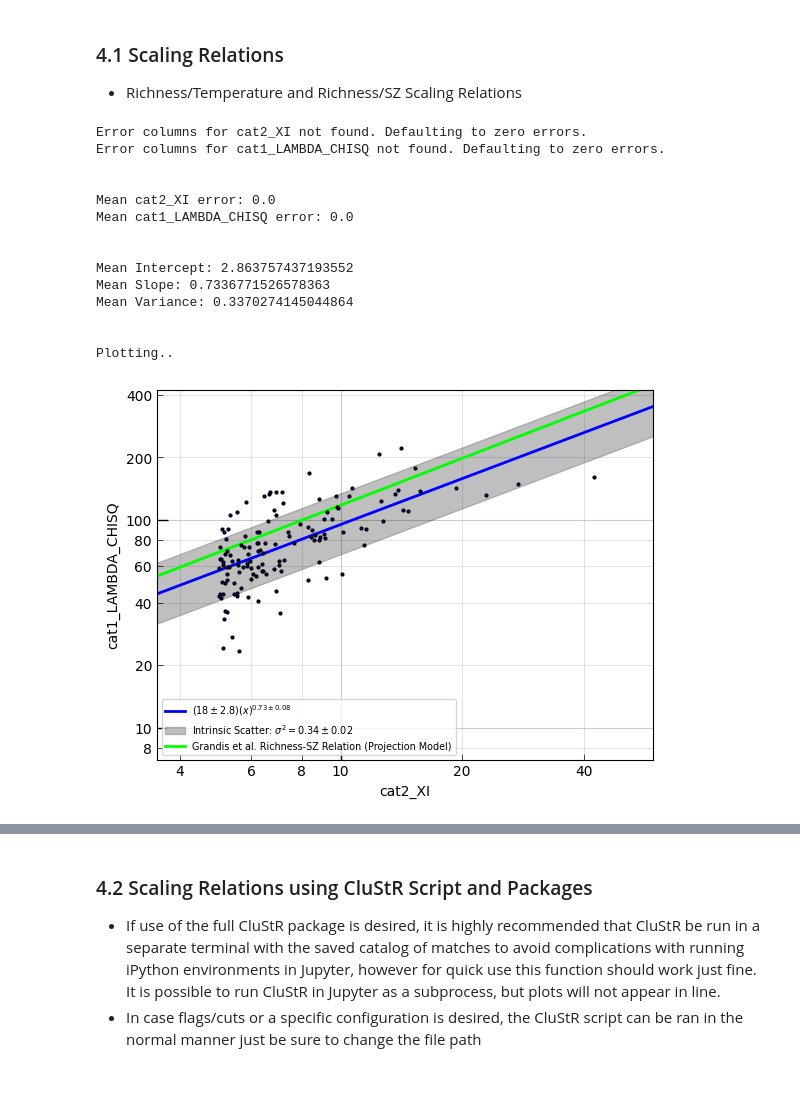
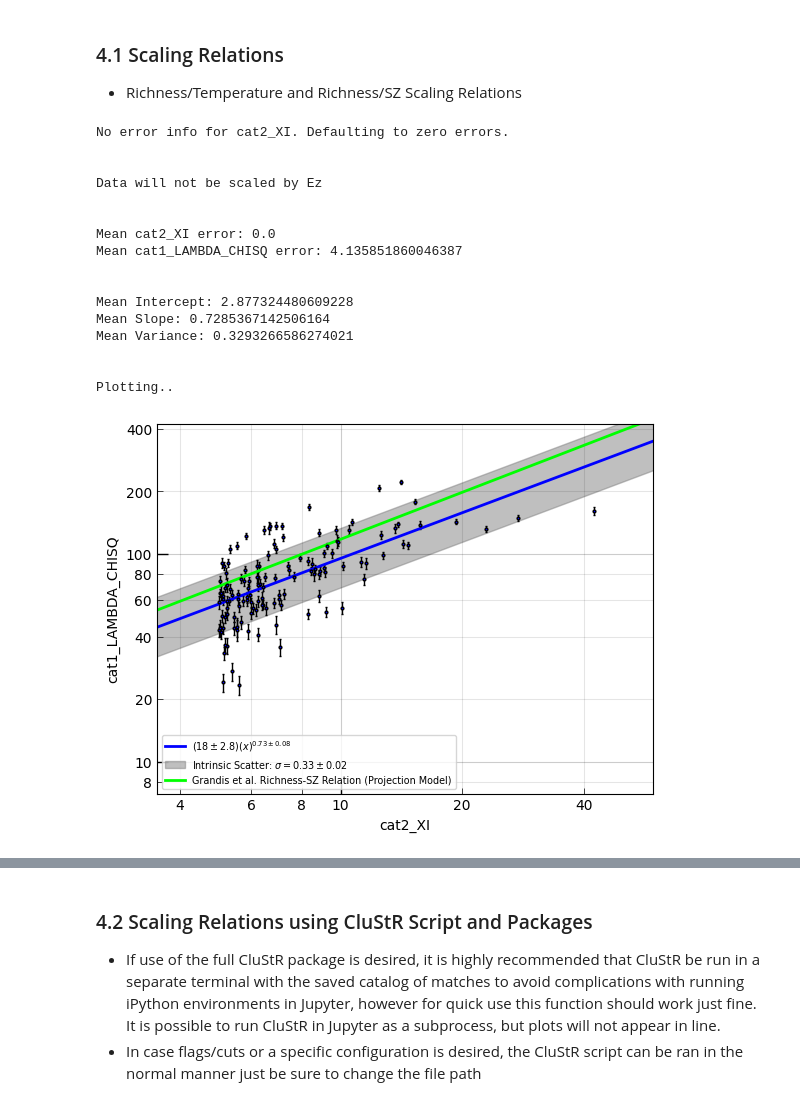
Before and after one commit to LSSTDESC/Initial-Cluster-Catalog-Validation, a Jupyter notebook: Cluster Validation Pipeline.ipynb, the cells around one changed output, grey strips where cells are left out. Drawn from its saved outputs; the diff is of its cells as text; code cells hidden in the pictures.

```diff
--- a/Cluster Validation Pipeline.ipynb
+++ b/Cluster Validation Pipeline.ipynb
@@ -924,21 +955,23 @@ def scaling_plots(x_col, y_col, redshift_col, matched_file_path):
         plt.legend()
     return
 # %%
-scaling_plots('cat2_XI', 'cat1_LAMBDA_CHISQ', 'cat1_Z', match_file_path_sz)
+scaling_plots('cat2_XI', 'cat1_LAMBDA_CHISQ', 'cat1_Z', match_file_path_sz, y_err_input = 'cat1_LAMBDA_CHISQ_E')
 # %% [output]
-Error columns for cat2_XI not found. Defaulting to zero errors.
-Error columns for cat1_LAMBDA_CHISQ not found. Defaulting to zero errors.
+No error info for cat2_XI. Defaulting to zero errors.
+
+
+Data will not be scaled by Ez
 
 
 Mean cat2_XI error: 0.0
-Mean cat1_LAMBDA_CHISQ error: 0.0
+Mean cat1_LAMBDA_CHISQ error: 4.135851860046387
 
 
-Mean Intercept: 2.863757437193552
-Mean Slope: 0.7336771526578363
-Mean Variance: 0.3370274145044864
+Mean Intercept: 2.877324480609228
+Mean Slope: 0.7285367142506164
+Mean Variance: 0.3293266586274021
 
 
 Plotting..
-[figure, old version]
+[figure, new version]
 # %%
```
Also changed, not shown: parts of 4 cells of this notebook.
